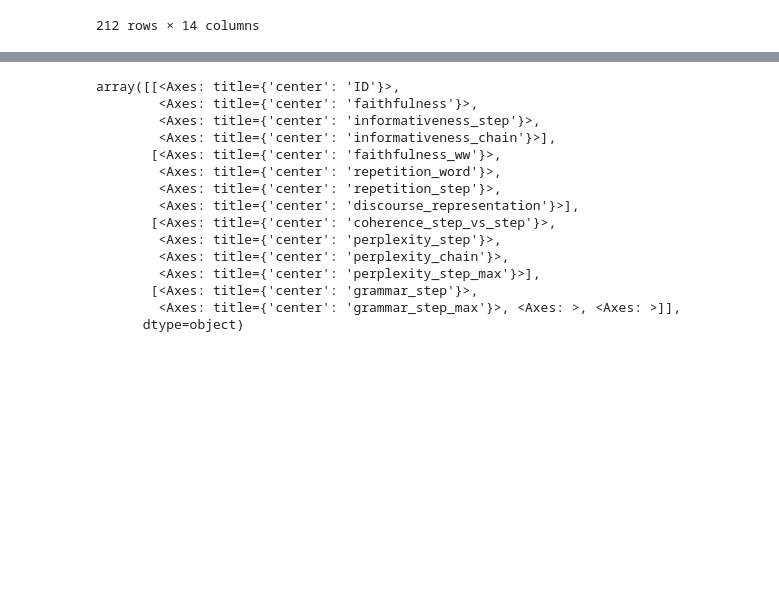
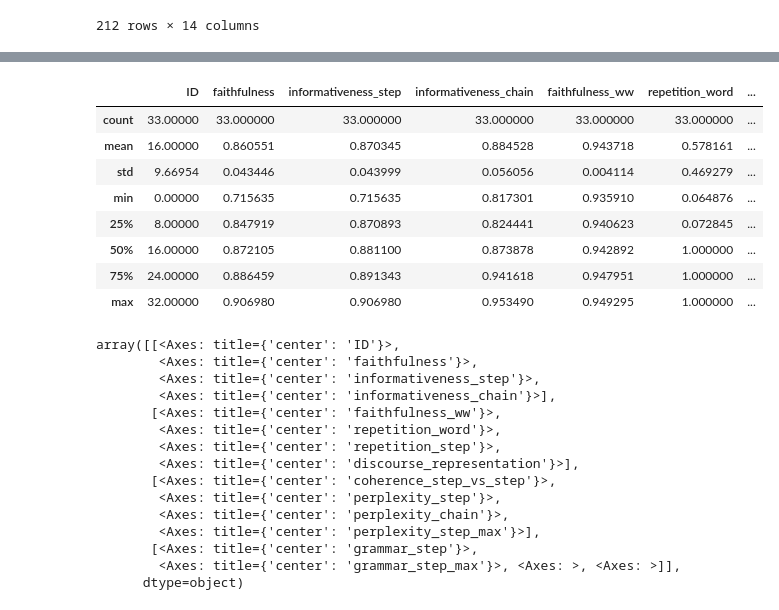
Before and after one commit to TheBlueHawk/CausalLLMs, a Jupyter notebook: roscoe_exp/roscoe_experiment.ipynb, the cells around one changed output, grey strips where cells are left out. Saved outputs shown, nothing was run; the diff lists cells and outputs as text; code cells hidden in the pictures; blank space fills up the shorter version.

```diff
--- a/roscoe_exp/roscoe_experiment.ipynb
+++ b/roscoe_exp/roscoe_experiment.ipynb
@@ -103,6 +103,18 @@ df2.describe()
 | 50% | 105.500000 | 0.853969 | 0.868561 | 0.853907 | 0.939977 | 0.042982 | ... |
 | 75% | 158.250000 | 0.873379 | 0.888823 | 0.868626 | 0.942483 | 0.048839 | ... |
 | max | 211.000000 | 0.916618 | 0.928295 | 0.923016 | 0.949899 | 0.087660 | ... |
+# %%
+df_logic.describe()
+# %% [output]
+|  | ID | faithfulness | informativeness_step | informativeness_chain | faithfulness_ww | repetition_word | ... |
+| count | 33.00000 | 33.000000 | 33.000000 | 33.000000 | 33.000000 | 33.000000 | ... |
+| mean | 16.00000 | 0.860551 | 0.870345 | 0.884528 | 0.943718 | 0.578161 | ... |
+| std | 9.66954 | 0.043446 | 0.043999 | 0.056056 | 0.004114 | 0.469279 | ... |
+| min | 0.00000 | 0.715635 | 0.715635 | 0.817301 | 0.935910 | 0.064876 | ... |
+| 25% | 8.00000 | 0.847919 | 0.870893 | 0.824441 | 0.940623 | 0.072845 | ... |
+| 50% | 16.00000 | 0.872105 | 0.881100 | 0.873878 | 0.942892 | 1.000000 | ... |
+| 75% | 24.00000 | 0.886459 | 0.891343 | 0.941618 | 0.947951 | 1.000000 | ... |
+| max | 32.00000 | 0.906980 | 0.906980 | 0.953490 | 0.949295 | 1.000000 | ... |
 # %%
 # plot the distribution of each column
 df2.hist(ylabelsize=8, xlabelsize=8, figsize=(10,10), bins=20)
```
Also changed, not shown: parts of 22 cells of this notebook, 9 other files.
